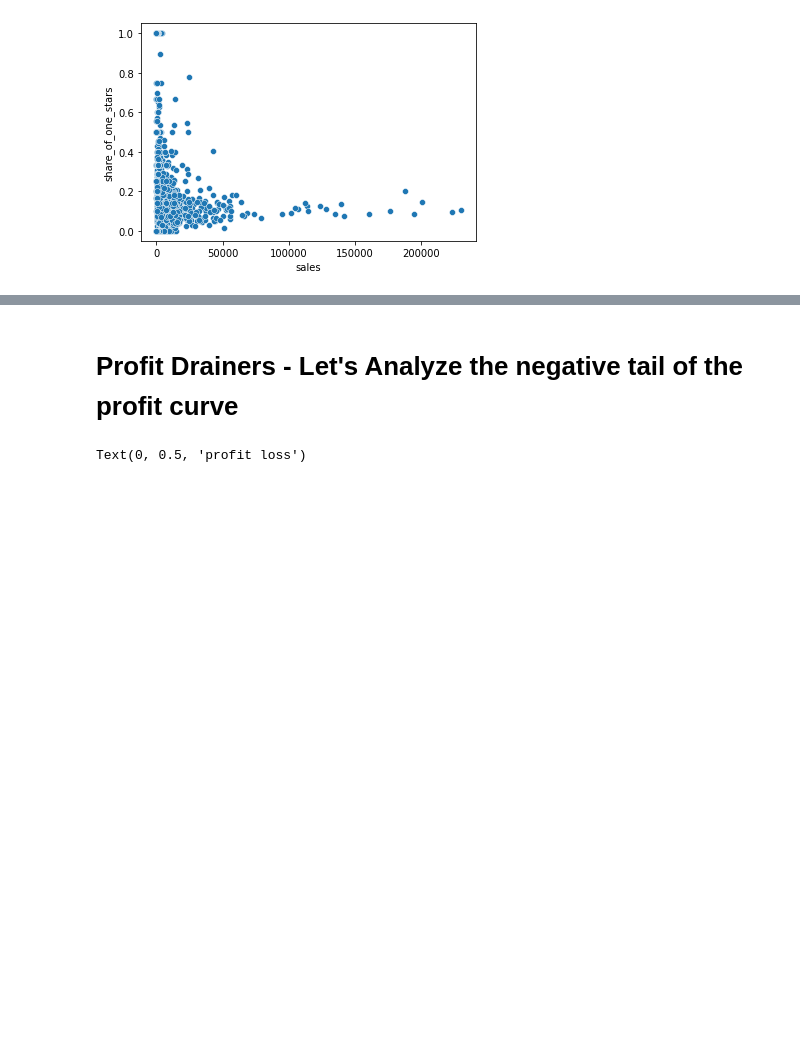
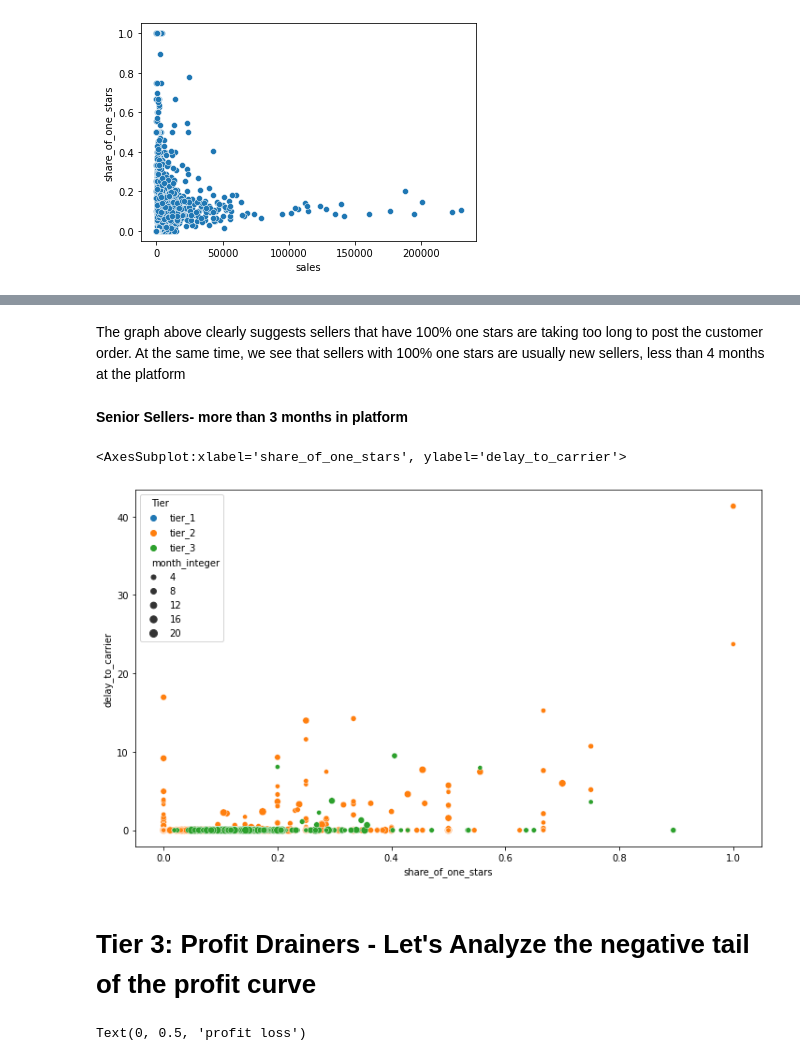
Before and after one commit to LouiseDantas/OLIST, a Jupyter notebook: olist_rev.ipynb, the cells around one changed output, grey strips where cells are left out. Cells and saved outputs as stored; diff of their text form; code cells hidden in the pictures; blank space fills up the shorter version.

```diff
--- a/olist_rev.ipynb
+++ b/olist_rev.ipynb
@@ -74,5 +91,15 @@ tier_2=sorted_sellers[71:(sorted_sellers.shape[0]-tier_3.shape[0])]
+# %% [markdown]
+The graph above clearly suggests sellers that have 100% one stars are taking too long to post the customer order. At the same time, we see that sellers with 100% one stars are usually new sellers, less than 4 months at the platform
+# %% [markdown]
+**Senior Sellers- more than 3 months in platform**
+# %%
+fig = plt.subplots(figsize=(12,7))
+sns.scatterplot(data=sorted_sellers,x=sorted_sellers[sorted_sellers['month_integer']>3]['share_of_one_stars'],y=sorted_sellers['delay_to_carrier'],hue='Tier',size='month_integer')
+# %% [output]
+<AxesSubplot:xlabel='share_of_one_stars', ylabel='delay_to_carrier'>
+[figure, added]
 # %% [markdown]
-# Profit Drainers - Let's Analyze the negative tail of the profit curve
+# Tier 3: Profit Drainers - Let's Analyze the negative tail of the profit curve
 # %%
 negative_profit=sorted_sellers[sorted_sellers['cumm_profit']<0]
 # %%
```
Also changed, not shown: parts of 60 cells of this notebook.
